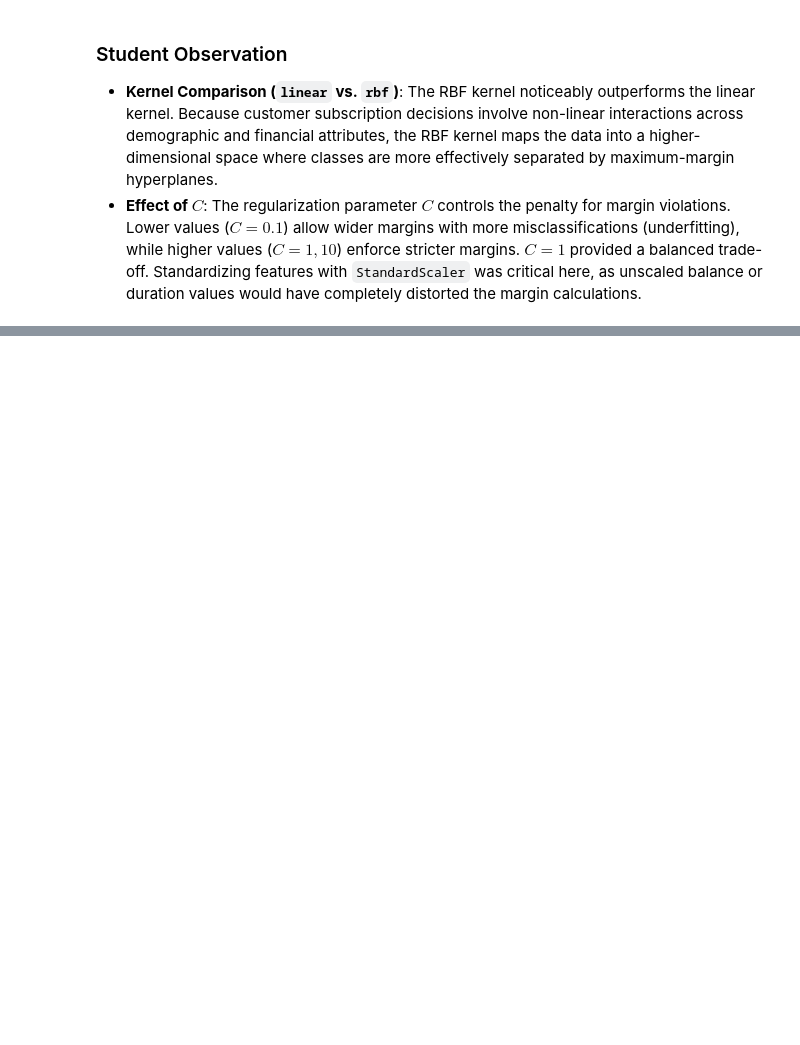
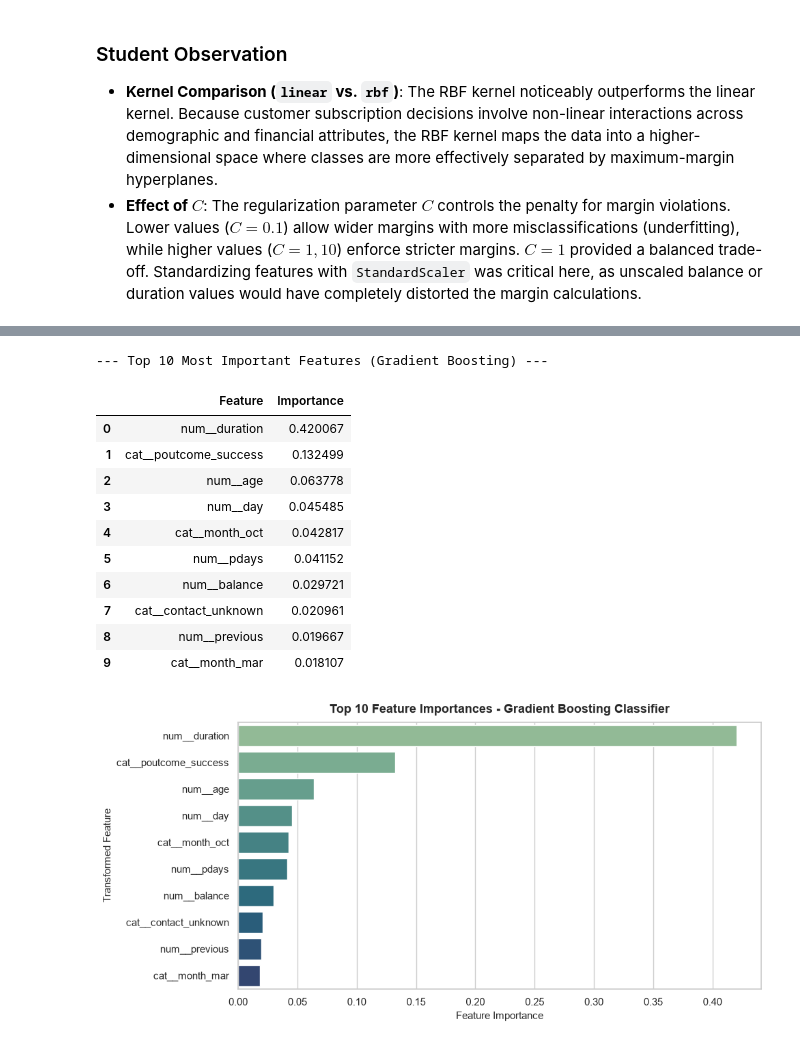
Before and after one commit to Sanjay1266/ML_Case_study, a Jupyter notebook: notebooks/classification.ipynb, the cells around one changed output, grey strips where cells are left out. Saved outputs shown, nothing was run; the diff lists cells and outputs as text; code cells hidden in the pictures; blank space fills up the shorter version.

```diff
--- a/notebooks/classification.ipynb
+++ b/notebooks/classification.ipynb
@@ -1313,0 +1503,43 @@ Please provide your technical analysis for each of the following questions after
+# %%
+# Extract transformed feature names and feature importances
+gb_features = best_gb.named_steps["preprocessor"].get_feature_names_out()
+gb_importances = best_gb.named_steps["classifier"].feature_importances_
+
+# Build Feature Importance DataFrame
+gb_feat_imp_df = pd.DataFrame({
+    "Feature": gb_features,
+    "Importance": gb_importances
+}).sort_values(by="Importance", ascending=False).reset_index(drop=True)
+
+print("--- Top 10 Most Important Features (Gradient Boosting) ---")
+display(gb_feat_imp_df.head(10))
+
+# Plot top 10 feature importances
+plt.figure(figsize=(10, 5))
+sns.barplot(
+    data=gb_feat_imp_df.head(10),
+    x="Importance",
+    y="Feature",
+    hue="Feature",
+    palette="crest",
+    legend=False
+)
+plt.title("Top 10 Feature Importances - Gradient Boosting Classifier", fontsize=13, fontweight="bold", pad=10)
+plt.xlabel("Feature Importance", fontsize=11)
+plt.ylabel("Transformed Feature", fontsize=11)
+plt.tight_layout()
+plt.show()
+# %% [output]
+--- Top 10 Most Important Features (Gradient Boosting) ---
+|  | Feature | Importance |
+| 0 | num__duration | 0.420067 |
+| 1 | cat__poutcome_success | 0.132499 |
+| 2 | num__age | 0.063778 |
+| 3 | num__day | 0.045485 |
+| 4 | cat__month_oct | 0.042817 |
+| 5 | num__pdays | 0.041152 |
+| 6 | num__balance | 0.029721 |
+| 7 | cat__contact_unknown | 0.020961 |
+| 8 | num__previous | 0.019667 |
+| 9 | cat__month_mar | 0.018107 |
+[figure, added]
```
Also changed, not shown: parts of 58 cells of this notebook, 7 other files.
